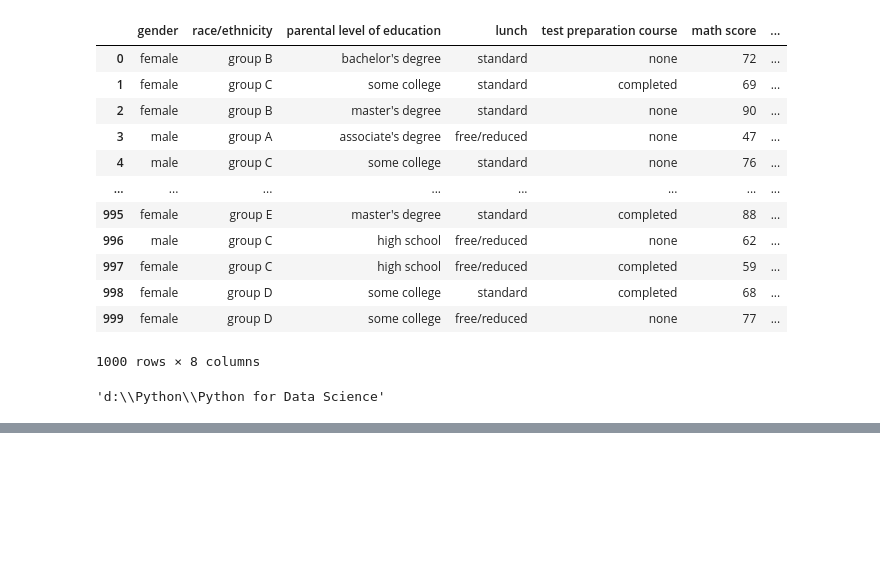
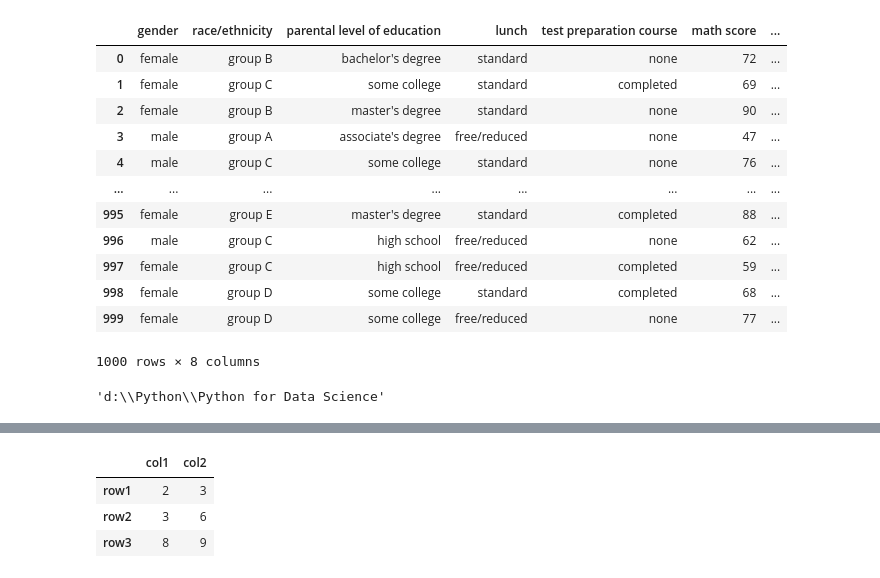
Before and after one commit to komalrofficial/Python-for-Data-Science-Practice-, a Jupyter notebook: Python for Data Science/Python Course.ipynb, the cells around one changed output, grey strips where cells are left out. Drawn from its saved outputs; the diff is of its cells as text; code cells hidden in the pictures; blank space fills up the shorter version.

```diff
--- a/Python for Data Science/Python Course.ipynb
+++ b/Python for Data Science/Python Course.ipynb
@@ -227,0 +266,12 @@ os.getcwd()
+# %%
+minal=([[2,3],[3,6],[8,9]])
+# %%
+result=pd.DataFrame(minal,index=['row1','row2','row3'],
+                 columns=['col1','col2'])
+# %%
+result
+# %% [output]
+|  | col1 | col2 |
+| row1 | 2 | 3 |
+| row2 | 3 | 6 |
+| row3 | 8 | 9 |
```
Also changed, not shown: parts of 13 cells of this notebook, 2 other files.
